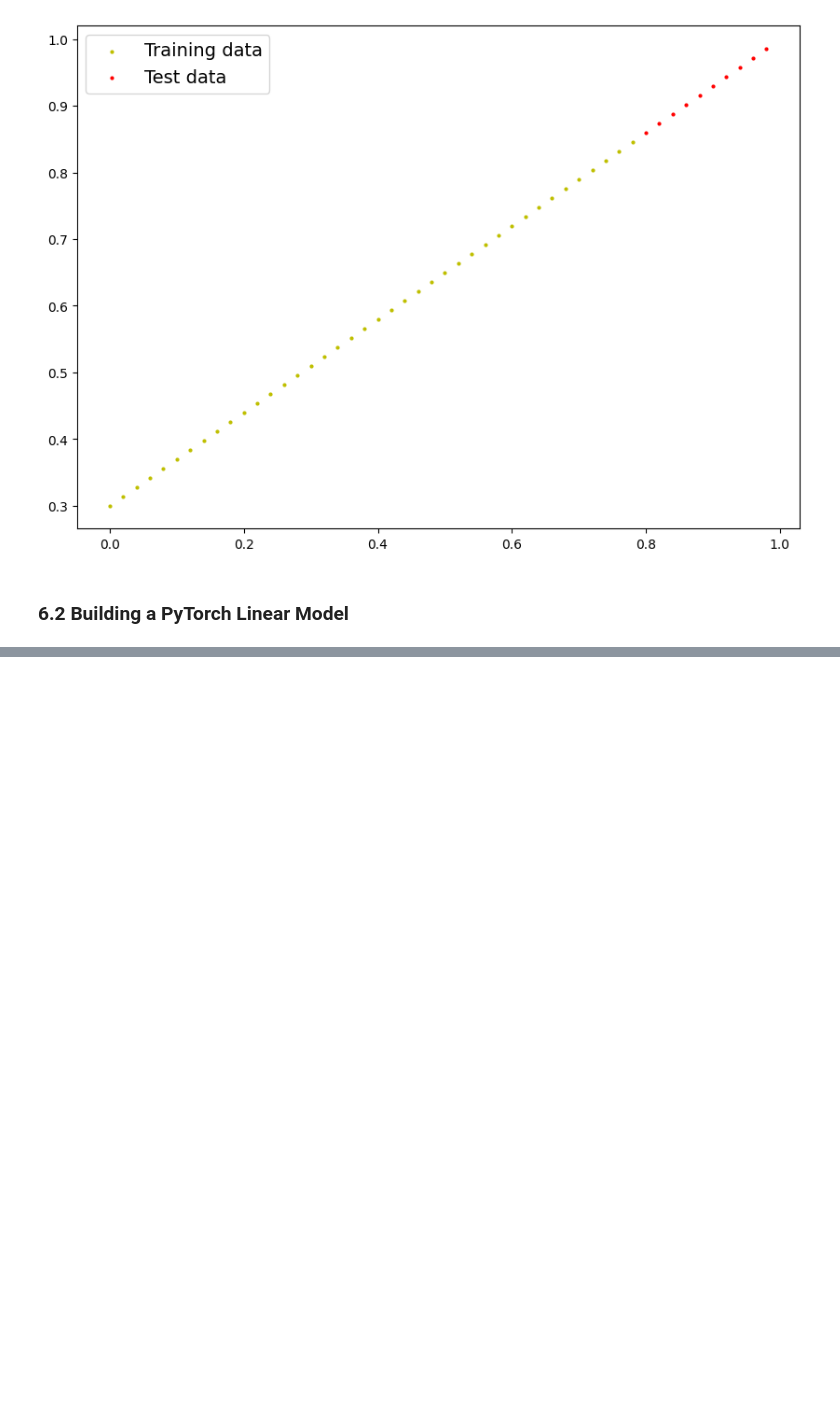
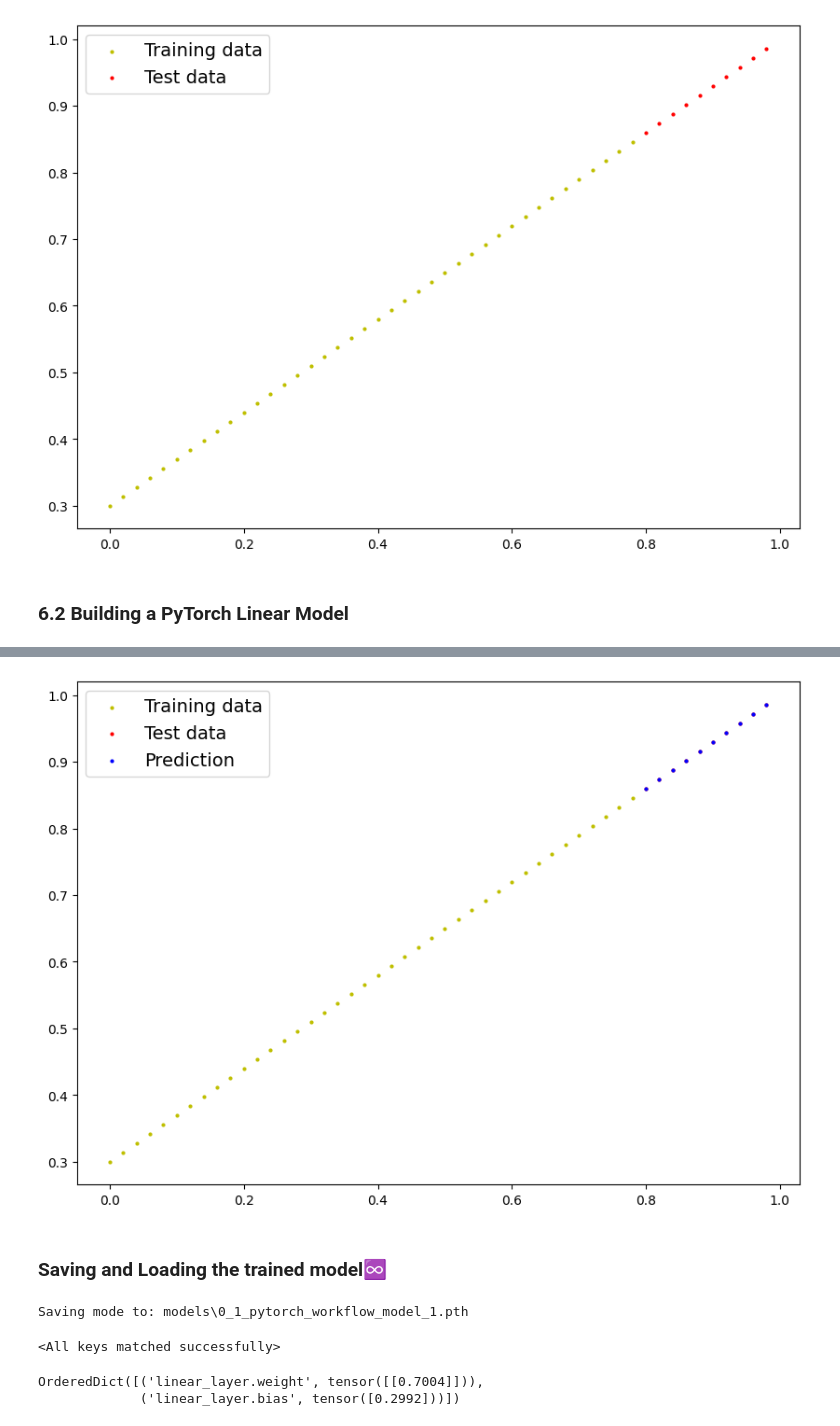
Before and after one commit to Bishal-Stha/machine_learning, a Jupyter notebook: Real_ML_Stuff/PyTorch/0_1_pytorch_workflow_video.ipynb, the cells around one changed output, grey strips where cells are left out. Saved outputs shown, nothing was run; the diff lists cells and outputs as text; code cells hidden in the pictures; blank space fills up the shorter version.

```diff
--- a/Real_ML_Stuff/PyTorch/0_1_pytorch_workflow_video.ipynb
+++ b/Real_ML_Stuff/PyTorch/0_1_pytorch_workflow_video.ipynb
@@ -625,0 +658,36 @@ class LinearRegressionModelV2(nn.Module):
+# %%
+# Let's write a training loop
+torch.manual_seed(42)
+
+epochs = 200
+for epoch in range(epochs):
+    model_1.train()
+
+    # training the model_1
+    y_p =model_1(X_train)
+
+    # calculating the L1Loss
+    loss = loss_function(y_p, y_train)
+
+    # optimizing the model by setting optimizer to Zero_grad, this should be done before backpropagation step is carried out.
+    optimizer.zero_grad()
+
+    #backpropagation
+    loss.backward()
+
+    # Optimizer step
+    optimizer.step()
+
+    # Testing the model_1
+    model_1.eval()
+    with torch.inference_mode():
+        test_pred = model_1(X_test)
+        test_loss = loss_function(test_pred, y_test)
+
+        if epoch %10 ==0:
+            # print("Epoch: ",epoch)
+            # print(f"Loss: {loss}")
+            # print(f"Test Loss: {test_loss}")
+            # print(f"Actual Weight: {weight}, Actual bias: {bias}")
+            # print(model_1.state_dict(),"\n")
+            print(f'Epoch: {epoch}        Loss: {loss}        Test loss: {test_loss}')
@@ -625,0 +720,3 @@ class LinearRegressionModelV2(nn.Module):
+# %%
+y_p = model_1(X_test).detach().numpy()
+X_train.shape, y_train.shape, X_test.shape, y_test.shape, y_p.shape
@@ -625,0 +742,36 @@ class LinearRegressionModelV2(nn.Module):
+# %%
+plot_predictions(X_train, y_train, X_test, y_test, predictions=y_p)
+# %% [output]
+[figure, added]
+# %% [markdown]
+### Saving and Loading the trained model♾️
+# %%
+from pathlib import Path
+
+#1. Create models directory
+MODEL_PATH = Path("models")
+MODEL_PATH.mkdir(parents=True,exist_ok=True)
+
+#2. Create model save path
+MODEL_NAME = "0_1_pytorch_workflow_model_1.pth"
+MODEL_SAVE_PATH = MODEL_PATH/ MODEL_NAME
+
+#3. Save the model state dict
+print(f"Saving mode to: {MODEL_SAVE_PATH}")
+torch.save(obj=model_1.state_dict(),f=MODEL_SAVE_PATH)
+# %% [output]
+Saving mode to: models\0_1_pytorch_workflow_model_1.pth
+# %%
+#Load a pytorch model
+
+# Create a new instance of Linear regression model V2
+loaded_model_1 = LinearRegressionModelV2()
+
+loaded_model_1.load_state_dict(torch.load(MODEL_SAVE_PATH))
+# %% [output]
+<All keys matched successfully>
+# %%
+loaded_model_1.state_dict()
+# %% [output]
+OrderedDict([('linear_layer.weight', tensor([[0.7004]])),
+             ('linear_layer.bias', tensor([0.2992]))])
```
Also changed, not shown: parts of 11 cells of this notebook, 6 other files.
